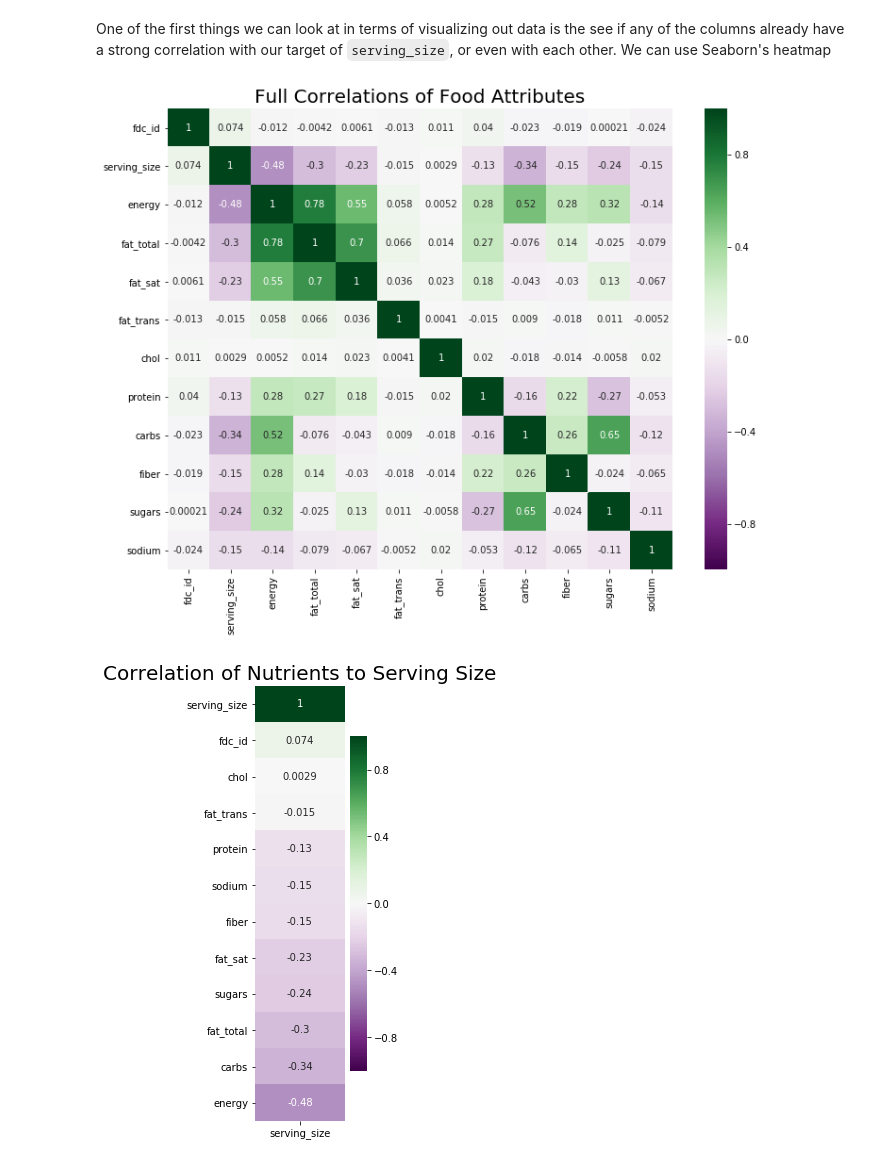
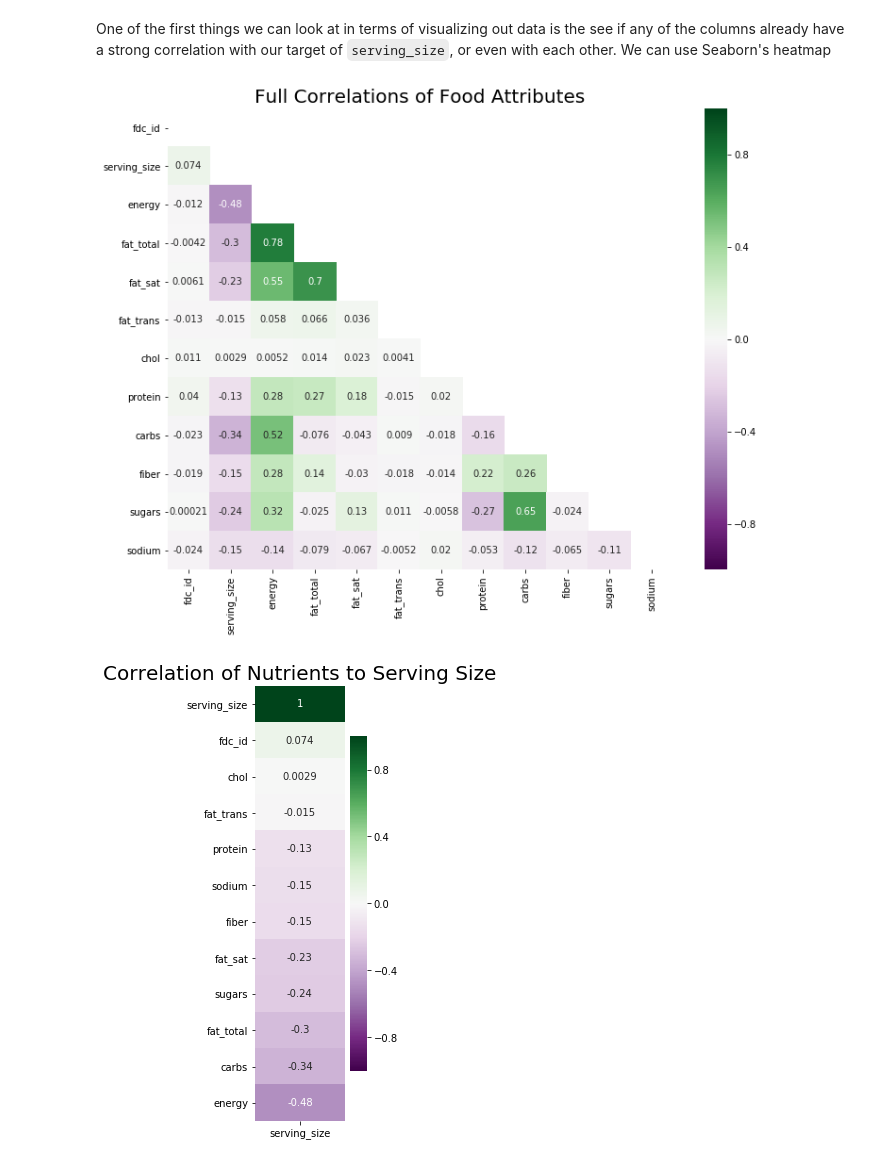
Before and after one commit to ondovj/serving_size_modeling, a Jupyter notebook: code/2-eda.ipynb, the cells around one changed output. Drawn from its saved outputs; the diff is of its cells as text; code cells hidden in the pictures.

```diff
--- a/code/2-eda.ipynb
+++ b/code/2-eda.ipynb
@@ -86,12 +86,19 @@ def dist_plot(df, col, title, x_lab, x_tick=None, bins=None):
 # %% [markdown]
 One of the first things we can look at in terms of visualizing out data is the see if any of the columns already have a strong correlation with our target of `serving_size`, or even with each other. We can use Seaborn's heatmap
 # %%
+# making corrs
+corr = foods.corr()
+
+# making mask
+mask = np.zeros_like(corr, dtype=np.bool)
+mask[np.triu_indices_from(mask)] = True
+
 # making heatmap of correlations
 plt.figure(figsize=(12, 9))
-sns.heatmap(foods.corr(), vmax=1, vmin=-1, cmap="PRGn", annot=True)
+sns.heatmap(corr, vmax=1, vmin=-1, cmap="PRGn", annot=True, mask=mask)
 plt.title("Full Correlations of Food Attributes", size=20);
 # %% [output]
-[figure, old version]
+[figure, new version]
 # %%
 # making heatmap of correlations
 plt.figure(figsize=(2, 8))
```
Also changed, not shown: parts of 30 cells of this notebook, 4 other files.
